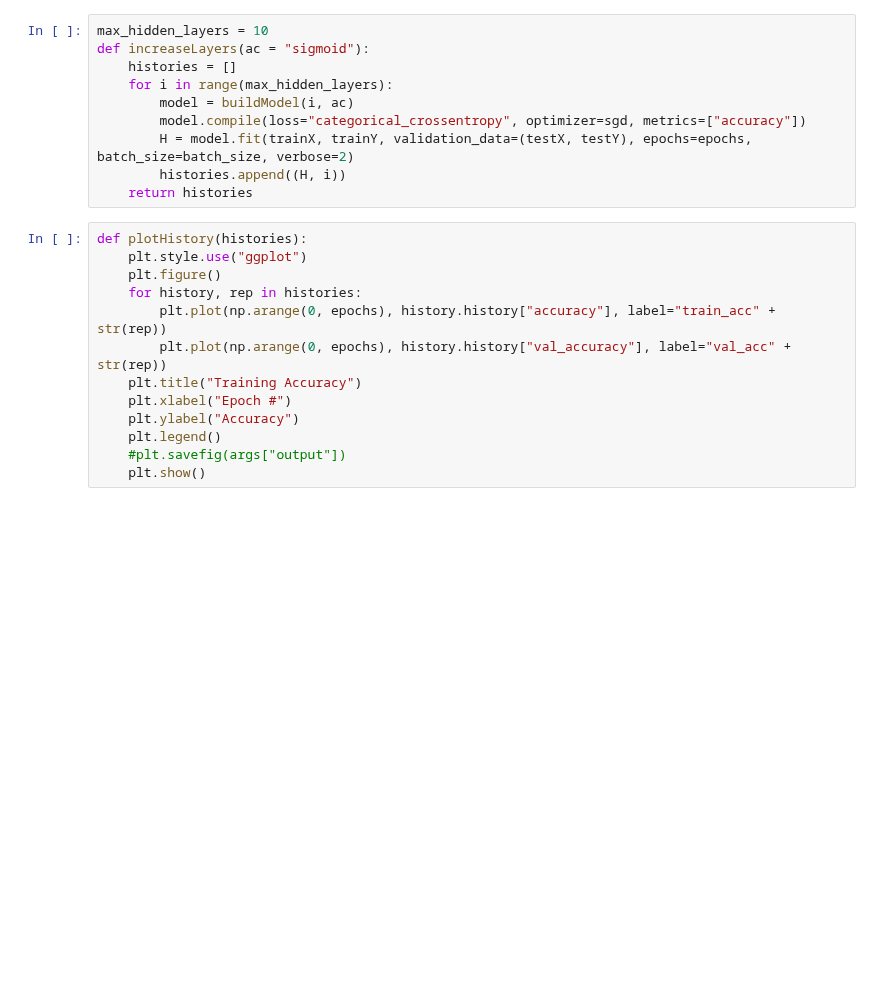
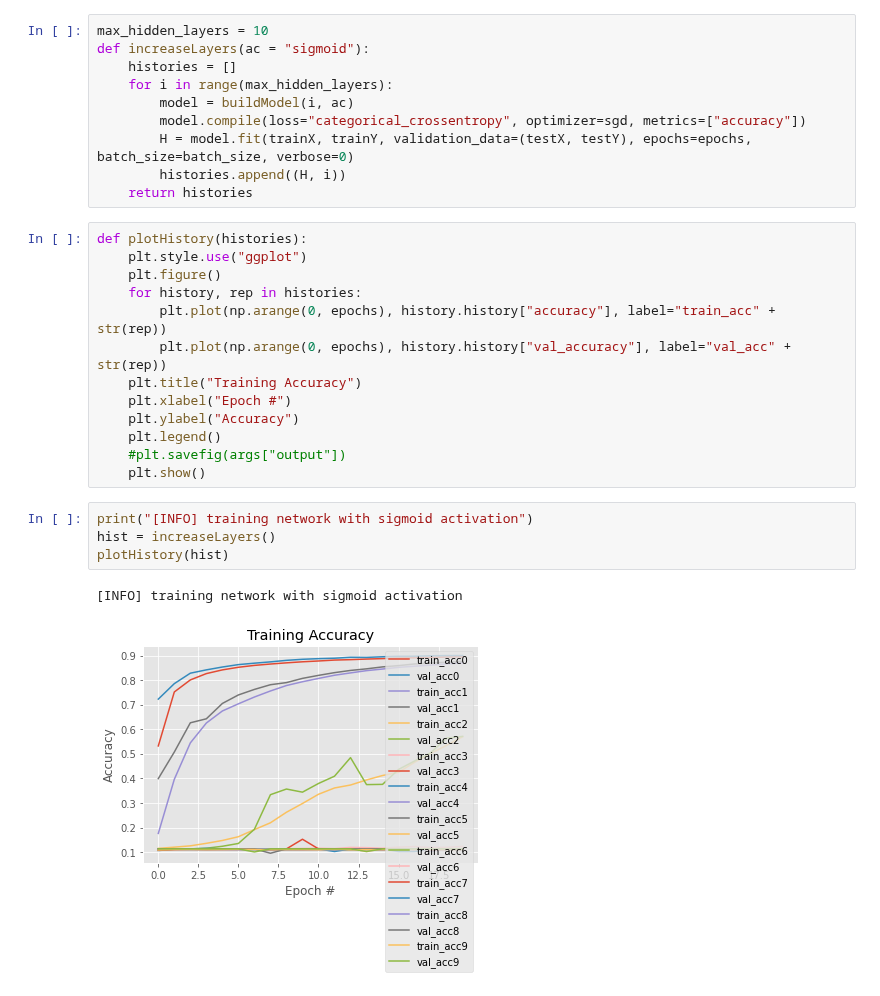
Before and after one commit to marvin353/SmartDataAnalytics_Gruppe1, a Jupyter notebook: Übungsblatt3/Aufgabe1_Julian.ipynb, the cells around one changed output. Drawn from its saved outputs; the diff is of its cells as text; blank space fills up the shorter version.

Commit message:
Ü3 A1g Plots erzeugt und Erklärungsversuch

```diff
--- a/Übungsblatt3/Aufgabe1_Julian.ipynb
+++ b/Übungsblatt3/Aufgabe1_Julian.ipynb
@@ -279,7 +279,7 @@ def increaseLayers(ac = "sigmoid"):
     for i in range(max_hidden_layers):
         model = buildModel(i, ac)
         model.compile(loss="categorical_crossentropy", optimizer=sgd, metrics=["accuracy"])
-        H = model.fit(trainX, trainY, validation_data=(testX, testY), epochs=epochs, batch_size=batch_size, verbose=2)
+        H = model.fit(trainX, trainY, validation_data=(testX, testY), epochs=epochs, batch_size=batch_size, verbose=0)
         histories.append((H, i))
     return histories
 # %%
@@ -295,3 +295,10 @@ def plotHistory(histories):
     plt.legend()
     #plt.savefig(args["output"])
     plt.show()
+# %%
+print("[INFO] training network with sigmoid activation")
+hist = increaseLayers()
+plotHistory(hist)
+# %% [output]
+[INFO] training network with sigmoid activation
+[figure, added]
```
Also changed, not shown: parts of 4 cells of this notebook.
